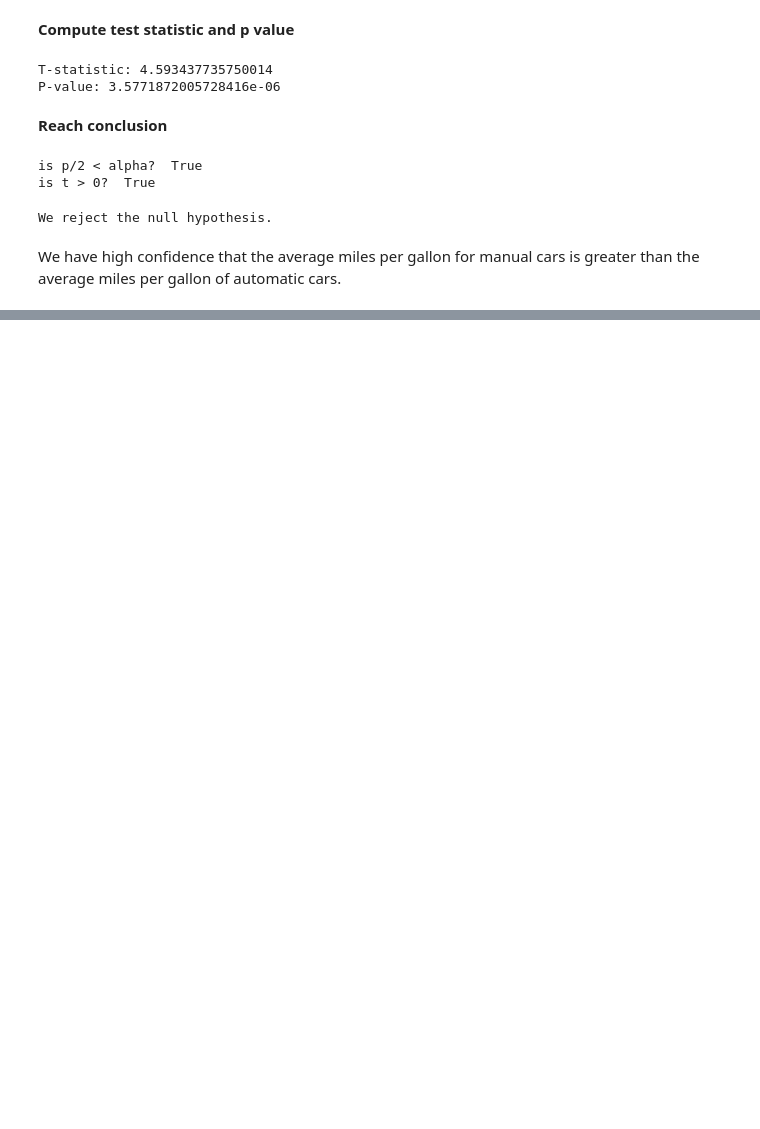
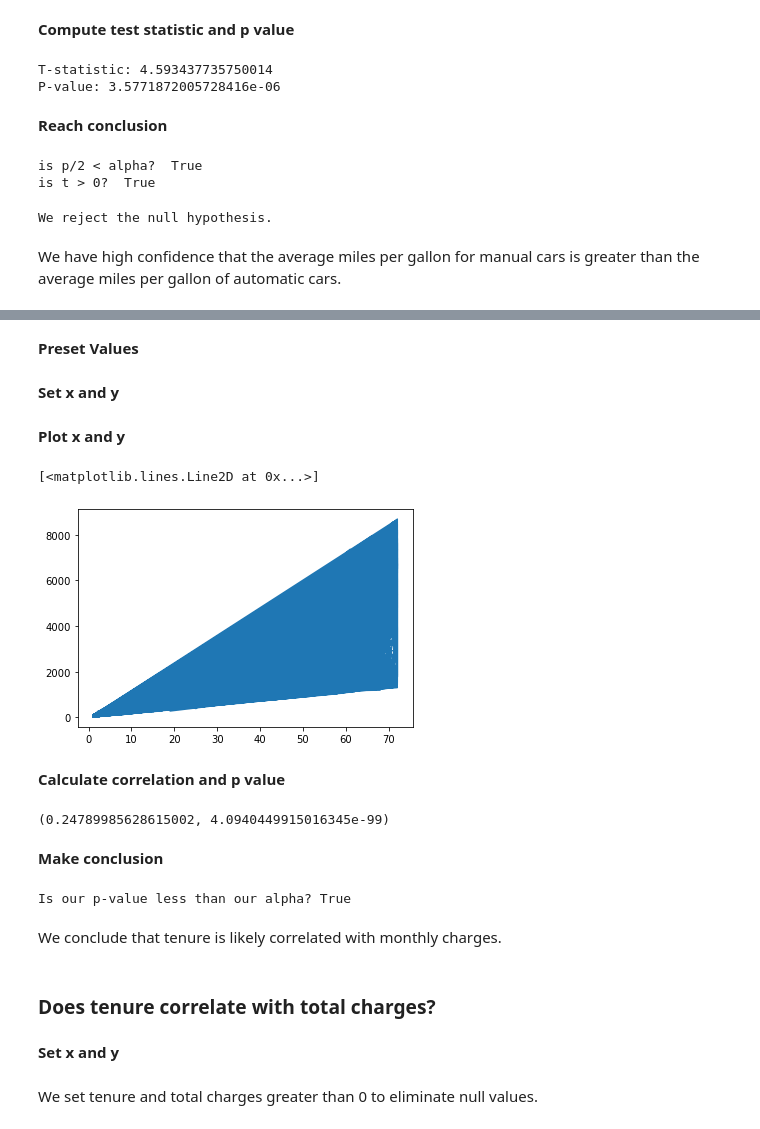
Before and after one commit to malachi-hale/statistics-exercises, a Jupyter notebook: hypothesis_testing.ipynb, the cells around one changed output, grey strips where cells are left out. Saved outputs shown, nothing was run; the diff lists cells and outputs as text; code cells hidden in the pictures; blank space fills up the shorter version.

```diff
--- a/hypothesis_testing.ipynb
+++ b/hypothesis_testing.ipynb
@@ -477,0 +484,2 @@ We have high confidence that the average miles per gallon for manual cars is gre
+# %%
+telco = pd.read_csv("Cust_Churn_Telco.csv")
@@ -477,0 +504,2 @@ We have high confidence that the average miles per gallon for manual cars is gre
+# %% [markdown]
+**Preset Values**
@@ -477,0 +511,33 @@ We have high confidence that the average miles per gallon for manual cars is gre
+# %% [markdown]
+**Set x and y**
+# %%
+x = telco.tenure
+y = telco.MonthlyCharges
+# %% [markdown]
+**Plot x and y**
+# %%
+plt.plot(x, y)
+# %% [output]
+[<matplotlib.lines.Line2D at 0x...>]
+[figure, added]
+# %% [markdown]
+**Calculate correlation and p value**
+# %%
+corr, p = stats.pearsonr(x, y)
+corr, p
+# %% [output]
+(0.24789985628615002, 4.0940449915016345e-99)
+# %% [markdown]
+**Make conclusion**
+# %%
+print("Is our p-value less than our alpha?", p < alpha)
+# %% [output]
+Is our p-value less than our alpha? True
+# %% [markdown]
+We conclude that tenure is likely correlated with monthly charges.
+# %% [markdown]
+### Does tenure correlate with total charges?
+# %% [markdown]
+**Set x and y**
+# %% [markdown]
+We set tenure and total charges greater than 0 to eliminate null values.
```
Also changed, not shown: parts of 58 cells of this notebook.
